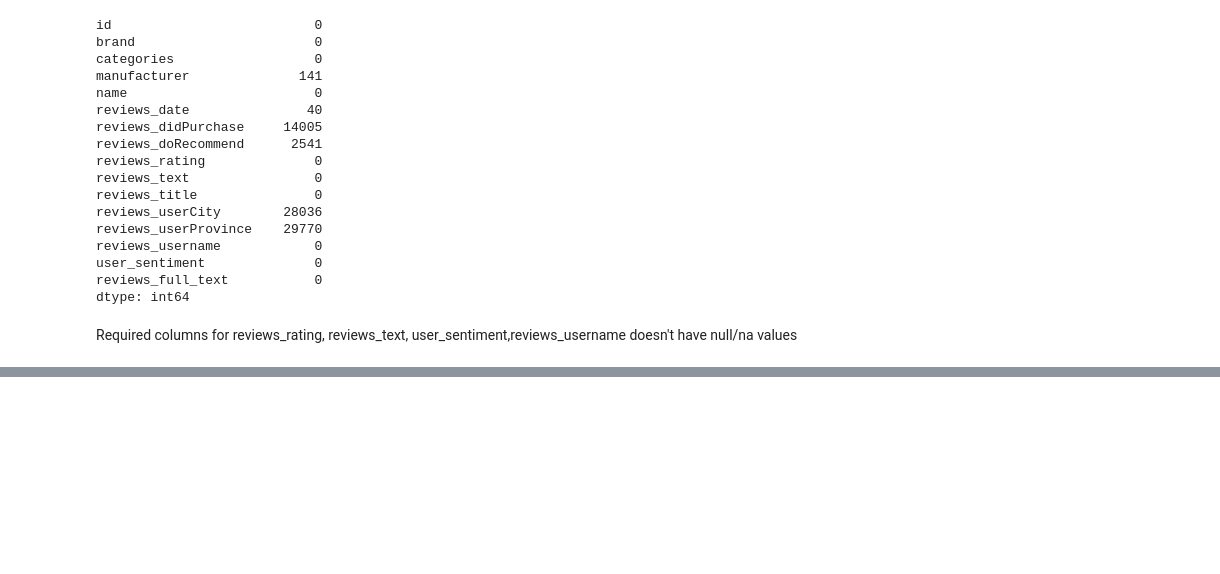
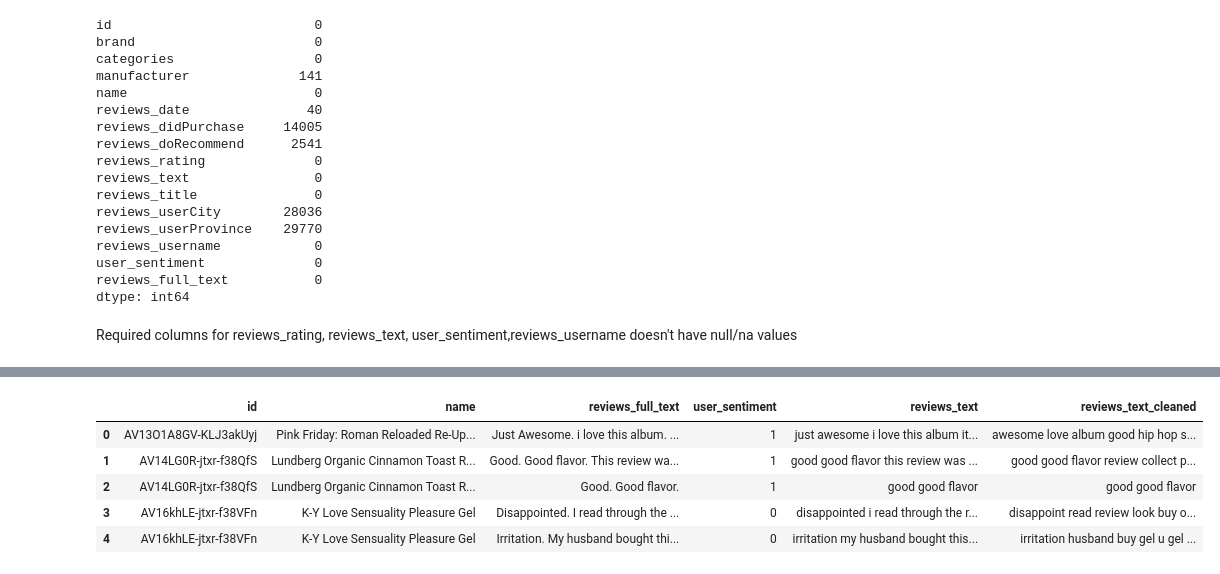
Before and after one commit to sYashReddy/upGradCapstone, a Jupyter notebook: Untitled.ipynb, the cells around one changed output, grey strips where cells are left out. Cells and saved outputs as stored; diff of their text form; code cells hidden in the pictures; blank space fills up the shorter version.

```diff
--- a/Untitled.ipynb
+++ b/Untitled.ipynb
@@ -339,0 +358,24 @@ Required columns for reviews_rating, reviews_text, user_sentiment,reviews_userna
+# %%
+'''function to clean the text and remove all the unnecessary elements.'''
+def clean_text(text):
+    text = text.lower()
+    text = text.strip()
+    text = re.sub("\[\s*\w*\s*\]", "", text)
+    dictionary = "abc".maketrans('', '', string.punctuation)
+    text = text.translate(dictionary)
+    text = re.sub("\S*\d\S*", "", text)
+
+    return text
+
+# This is a helper function to map NTLK position tags
+def get_wordnet_pos(tag):
+    if tag.startswith('J'):
+        return wordnet.ADJ
+    elif tag.startswith('V'):
+        return wordnet.VERB
+    elif tag.startswith('N'):
+        return wordnet.NOUN
+    elif tag.startswith('R'):
+        return wordnet.ADV
+    else:
+        return wordnet.NOUN
@@ -339,0 +401,9 @@ Required columns for reviews_rating, reviews_text, user_sentiment,reviews_userna
+# %%
+df_clean.head()
+# %% [output]
+|  | id | name | reviews_full_text | user_sentiment | reviews_text | reviews_text_cleaned |
+| 0 | AV13O1A8GV-KLJ3akUyj | Pink Friday: Roman Reloaded Re-Up... | Just Awesome. i love this album. ... | 1 | just awesome i love this album it... | awesome love album good hip hop s... |
+| 1 | AV14LG0R-jtxr-f38QfS | Lundberg Organic Cinnamon Toast R... | Good. Good flavor. This review wa... | 1 | good good flavor this review was ... | good good flavor review collect p... |
+| 2 | AV14LG0R-jtxr-f38QfS | Lundberg Organic Cinnamon Toast R... | Good. Good flavor. | 1 | good good flavor | good good flavor |
+| 3 | AV16khLE-jtxr-f38VFn | K-Y Love Sensuality Pleasure Gel | Disappointed. I read through the ... | 0 | disappointed i read through the r... | disappoint read review look buy o... |
+| 4 | AV16khLE-jtxr-f38VFn | K-Y Love Sensuality Pleasure Gel | Irritation. My husband bought thi... | 0 | irritation my husband bought this... | irritation husband buy gel u gel ... |
```
Also changed, not shown: parts of 11 cells of this notebook.
